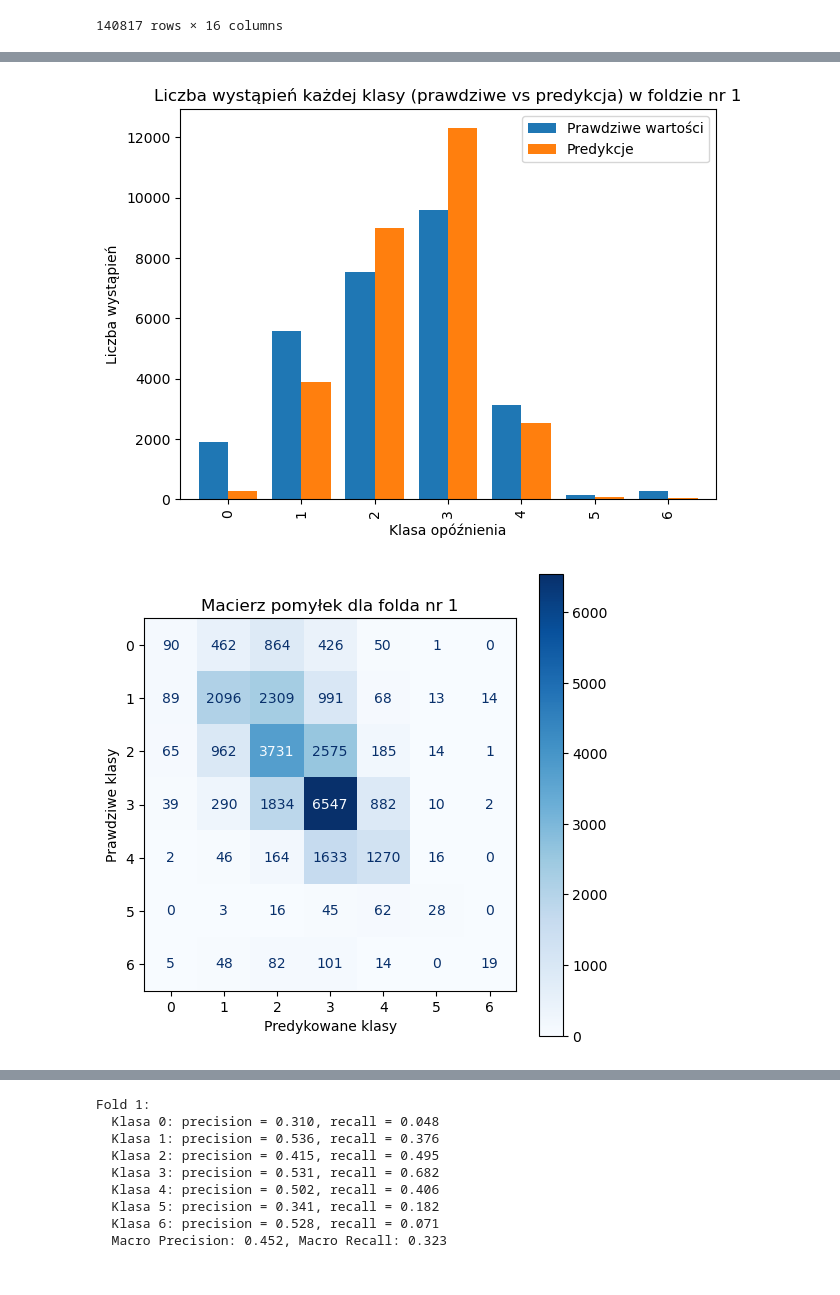
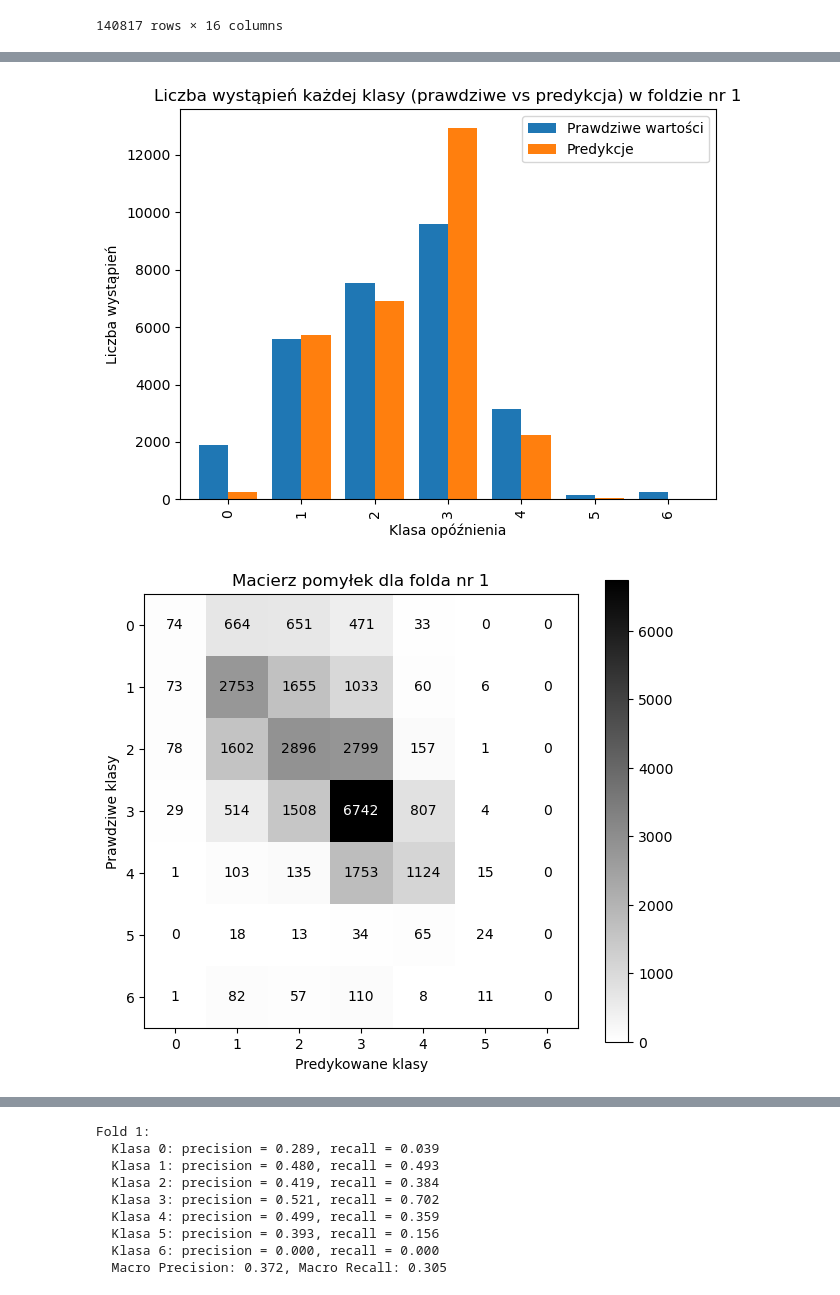
Before and after one commit to chalupka-student/autobusy, a Jupyter notebook: skrypty/klasyfikacja.ipynb, the cells around one changed output, grey strips where cells are left out. Drawn from its saved outputs; the diff is of its cells as text; code cells hidden in the pictures.

```diff
--- a/skrypty/klasyfikacja.ipynb
+++ b/skrypty/klasyfikacja.ipynb
@@ -31,7 +31,7 @@ df
 # %%
 
 objs = []
-with open('../data/wyniki_predykcji/grupa_1_klasyfikacja_bez_cv_100_epoch','rb') as f:
+with open('../data/wyniki_predykcji/grupa_3_klasyfikacja_bez_cv_100_epoch','rb') as f:
     while True:
         try:
             objs.append(pickle.load(f))
@@ -42,6 +42,7 @@ wyniki_zapis=objs[-1]
 # %%
 df_results = wyniki_zapis[2]
 df_results = df_results.sort_values('orig_idx', ascending=True).set_index('orig_idx')
+df_results=df_results.reset_index()
 
 plt.figure(figsize=(12,5))
 y_true_counts = df_results['y_true'].value_counts().sort_index()
@@ -65,8 +66,8 @@ classes = sorted(df_results['y_true'].unique())
 
 # Standard confusion matrix (absolute)
 disp = ConfusionMatrixDisplay(confusion_matrix=cm, display_labels=classes)
-fig, ax = plt.subplots(figsize=(6, 6))
-disp.plot(ax=ax, cmap='Blues')
+fig, ax = plt.subplots(figsize=(7, 6))
+disp.plot(ax=ax, cmap='PuRd')
 plt.title(f"Macierz pomyłek (liczby bezwzględne)")
 plt.xlabel("Predykowane klasy")
 plt.ylabel("Prawdziwe klasy")
@@ -75,8 +76,8 @@ plt.show()
 # Normalized confusion matrix (row norm)
 cm_normalized = confusion_matrix(df_results['y_true'], df_results['y_pred'], normalize='true')
 disp_norm = ConfusionMatrixDisplay(confusion_matrix=cm_normalized, display_labels=classes)
-fig, ax = plt.subplots(figsize=(6, 6))
-disp_norm.plot(ax=ax, cmap='Blues', values_format=".2f")
+fig, ax = plt.subplots(figsize=(7, 6))
+disp_norm.plot(ax=ax, cmap='PuRd', values_format=".2f")
 plt.title(f"Macierz pomyłek (znormalizowana, procenty w wierszach)")
 plt.xlabel("Predykowane klasy")
 plt.ylabel("Prawdziwe klasy")
@@ -132,6 +133,6 @@ plt.show()
 # %%
 objs = []
-with open('../data/wyniki_predykcji/grupa_1_klasyfikacja_5cv_100_epoch','rb') as f:
+with open('../data/wyniki_predykcji/grupa_1_klasyfikacja_5cv_30_epoch','rb') as f:
     while True:
         try:
             objs.append(pickle.load(f))
@@ -168,35 +169,35 @@ for i in range(5):
     cm = confusion_matrix(predykcje['y_true'], predykcje['y_pred'])
     classes = sorted(predykcje['y_true'].unique())
 
     # Standard confusion matrix
     disp = ConfusionMatrixDisplay(confusion_matrix=cm, display_labels=classes)
-    fig, ax = plt.subplots(figsize=(6, 6))
-    disp.plot(ax=ax, cmap='Blues')
+    fig, ax = plt.subplots(figsize=(7, 6))
+    disp.plot(ax=ax, cmap='binary')
     plt.title(f"Macierz pomyłek dla folda nr {i+1}")
     plt.xlabel("Predykowane klasy")
     plt.ylabel("Prawdziwe klasy")
     plt.show()
 
     # Normalized confusion matrix
     cm_norm = confusion_matrix(predykcje['y_true'], predykcje['y_pred'], normalize='true')
     disp_norm = ConfusionMatrixDisplay(confusion_matrix=cm_norm, display_labels=classes)
-    fig, ax = plt.subplots(figsize=(6, 6))
+    fig, ax = plt.subplots(figsize=(7, 6))
     disp_norm.plot(ax=ax, cmap='Blues', values_format='.2f')
     plt.title(f"Znormalizowana macierz pomyłek dla folda nr {i+1}")
     plt.xlabel("Predykowane klasy")
     plt.ylabel("Prawdziwe klasy")
     plt.show()
 
     # Oblicz precision i recall dla każdej klasy w foldzie
     precision = precision_score(predykcje['y_true'], predykcje['y_pred'], average=None, zero_division=0, labels=classes)
     recall = recall_score(predykcje['y_true'], predykcje['y_pred'], average=None, zero_division=0, labels=classes)
     print(f"Fold {i+1}:")
     for c, p, r in zip(classes, precision, recall):
         print(f"  Klasa {c}: precision = {p:.3f}, recall = {r:.3f}")
     # Średnie wartości (macro)
     macro_precision = precision_score(predykcje['y_true'], predykcje['y_pred'], average='macro', zero_division=0)
     macro_recall = recall_score(predykcje['y_true'], predykcje['y_pred'], average='macro', zero_division=0)
     print(f"  Macro Precision: {macro_precision:.3f}, Macro Recall: {macro_recall:.3f}\n")
 # %% [output]
-[figure, old version]
+[figure, new version]
-[figure, old version]
+[figure, new version]
@@ -204,9 +205,9 @@ for i in range(5):
 Fold 1:
-  Klasa 0: precision = 0.310, recall = 0.048
-  Klasa 1: precision = 0.536, recall = 0.376
-  Klasa 2: precision = 0.415, recall = 0.495
-  Klasa 3: precision = 0.531, recall = 0.682
-  Klasa 4: precision = 0.502, recall = 0.406
-  Klasa 5: precision = 0.341, recall = 0.182
-  Klasa 6: precision = 0.528, recall = 0.071
-  Macro Precision: 0.452, Macro Recall: 0.323
+  Klasa 0: precision = 0.289, recall = 0.039
+  Klasa 1: precision = 0.480, recall = 0.493
+  Klasa 2: precision = 0.419, recall = 0.384
+  Klasa 3: precision = 0.521, recall = 0.702
+  Klasa 4: precision = 0.499, recall = 0.359
+  Klasa 5: precision = 0.393, recall = 0.156
+  Klasa 6: precision = 0.000, recall = 0.000
+  Macro Precision: 0.372, Macro Recall: 0.305
```
Also changed, not shown: parts of 4 cells of this notebook, 2 other files.
